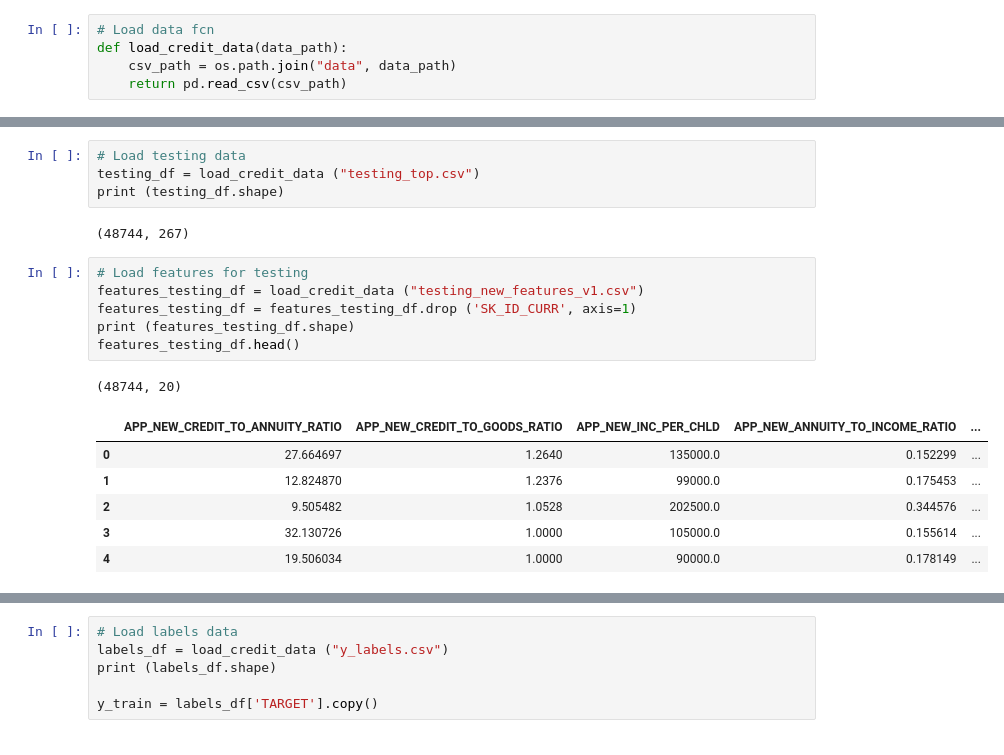
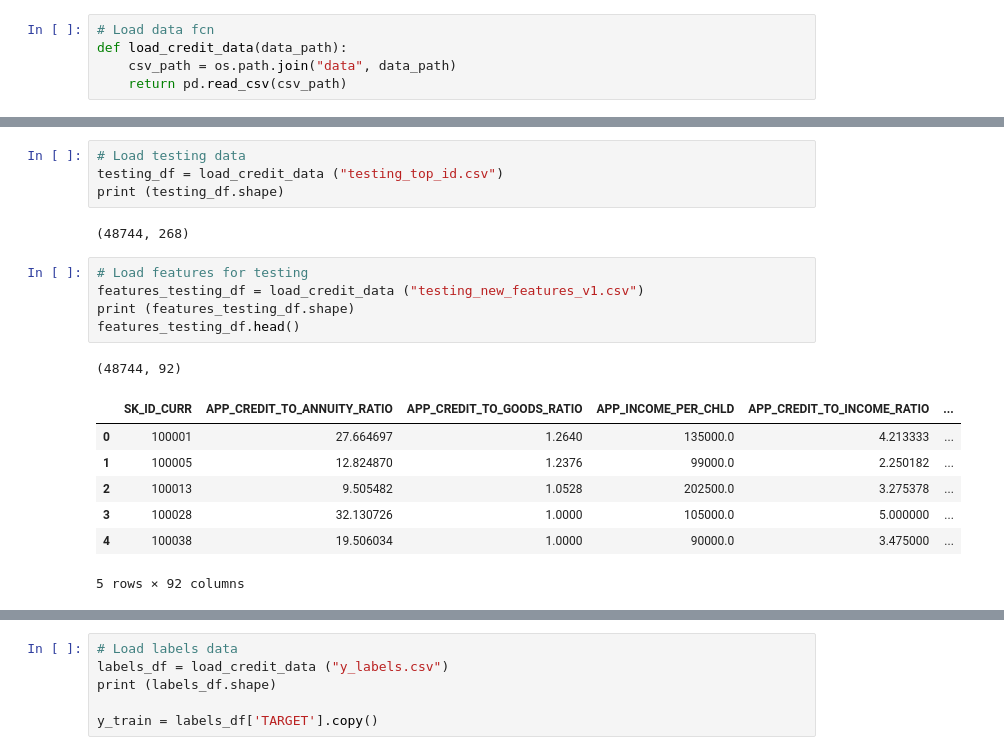
Before and after one commit to JoanieL/MLFinalProject, a Jupyter notebook: MLProject_FinalModelling.ipynb, the cells around one changed output, grey strips where cells are left out. Cells and saved outputs as stored; diff of their text form.

```diff
--- a/MLProject_FinalModelling.ipynb
+++ b/MLProject_FinalModelling.ipynb
@@ -70,22 +82,22 @@ training_df.head()
 # %%
 # Load testing data
-testing_df = load_credit_data ("testing_top.csv")
+testing_df = load_credit_data ("testing_top_id.csv")
 print (testing_df.shape)
 # %% [output]
-(48744, 267)
+(48744, 268)
 # %%
 # Load features for testing
 features_testing_df = load_credit_data ("testing_new_features_v1.csv")
-features_testing_df = features_testing_df.drop ('SK_ID_CURR', axis=1)
 print (features_testing_df.shape)
 features_testing_df.head()
 # %% [output]
-(48744, 20)
+(48744, 92)
-|  | APP_NEW_CREDIT_TO_ANNUITY_RATIO | APP_NEW_CREDIT_TO_GOODS_RATIO | APP_NEW_INC_PER_CHLD | APP_NEW_ANNUITY_TO_INCOME_RATIO | ... |
-| 0 | 27.664697 | 1.2640 | 135000.0 | 0.152299 | ... |
-| 1 | 12.824870 | 1.2376 | 99000.0 | 0.175453 | ... |
-| 2 | 9.505482 | 1.0528 | 202500.0 | 0.344576 | ... |
-| 3 | 32.130726 | 1.0000 | 105000.0 | 0.155614 | ... |
-| 4 | 19.506034 | 1.0000 | 90000.0 | 0.178149 | ... |
+|  | SK_ID_CURR | APP_CREDIT_TO_ANNUITY_RATIO | APP_CREDIT_TO_GOODS_RATIO | APP_INCOME_PER_CHLD | APP_CREDIT_TO_INCOME_RATIO | ... |
+| 0 | 100001 | 27.664697 | 1.2640 | 135000.0 | 4.213333 | ... |
+| 1 | 100005 | 12.824870 | 1.2376 | 99000.0 | 2.250182 | ... |
+| 2 | 100013 | 9.505482 | 1.0528 | 202500.0 | 3.275378 | ... |
+| 3 | 100028 | 32.130726 | 1.0000 | 105000.0 | 5.000000 | ... |
+| 4 | 100038 | 19.506034 | 1.0000 | 90000.0 | 3.475000 | ... |
+5 rows × 92 columns
 # %%
 # Merge for full set
```
Also changed, not shown: parts of 11 cells of this notebook, 4 other files.
